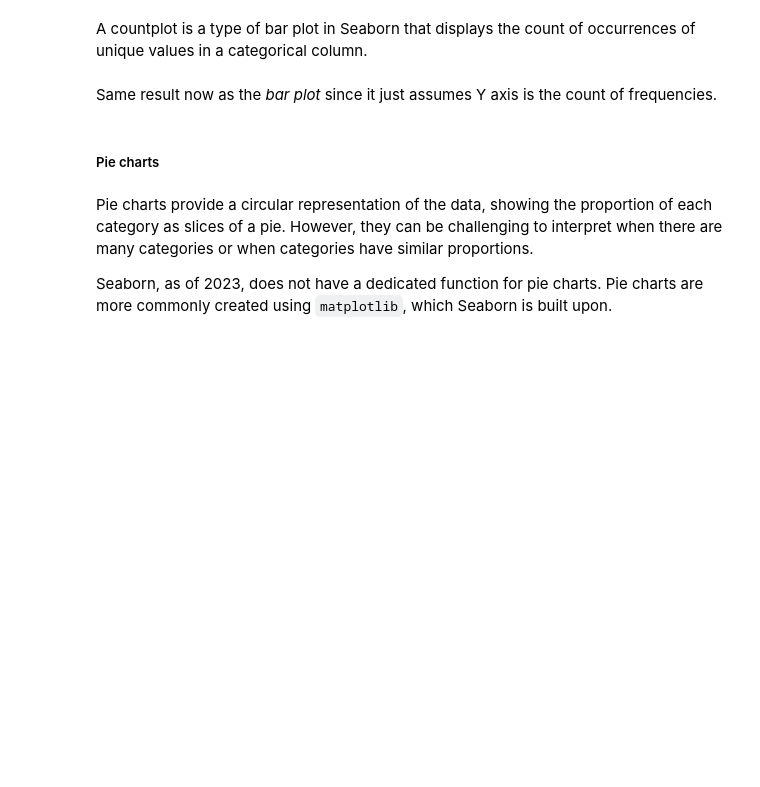
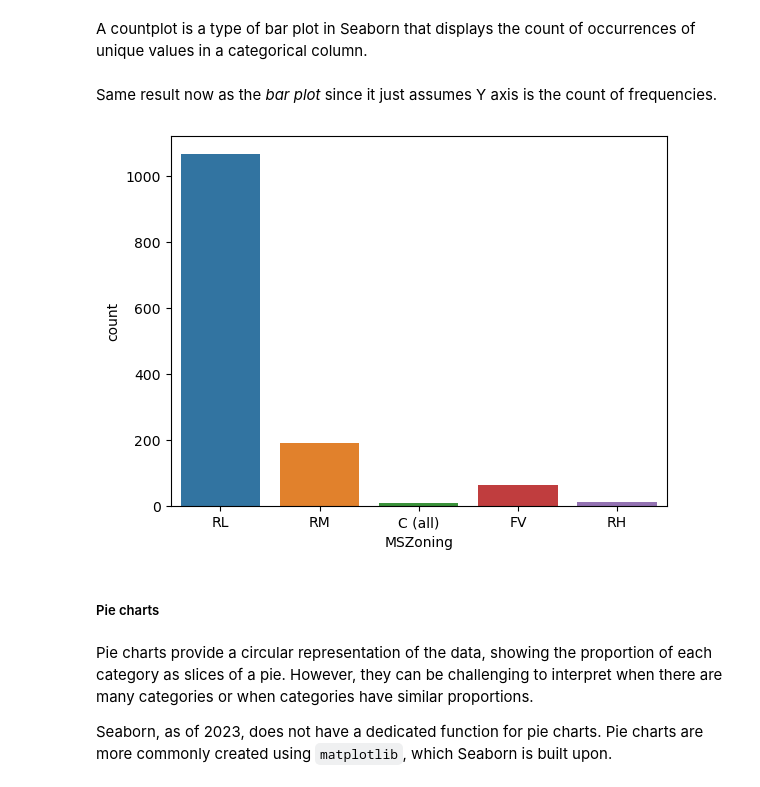
Before and after one commit to Ironhack-Data-Madrid-Enero-2024/apuntes_clase, a Jupyter notebook: semana_5/1.EDA_univariate.ipynb, the cells around one changed output. Drawn from its saved outputs; the diff is of its cells as text; code cells hidden in the pictures; blank space fills up the shorter version.

```diff
--- a/semana_5/1.EDA_univariate.ipynb
+++ b/semana_5/1.EDA_univariate.ipynb
@@ -83,0 +207,2 @@ Missing data can influence our analysis. It's essential to identify and handle t
+# %%
+df.drop(columns=nan_cols[nan_cols>80].index, inplace=True)
@@ -139,6 +377,10 @@ my_table.plot.bar()
 A countplot is a type of bar plot in Seaborn that displays the count of occurrences of unique values in a categorical column.
 # %% [markdown]
 Same result now as the *bar plot* since it just assumes Y axis is the count of frequencies.
+# %%
+sns.countplot(data=df, x='MSZoning');
+# %% [output]
+[figure, added]
 # %% [markdown]
 ##### Pie charts
 # %% [markdown]
```
Also changed, not shown: parts of 35 cells of this notebook.
